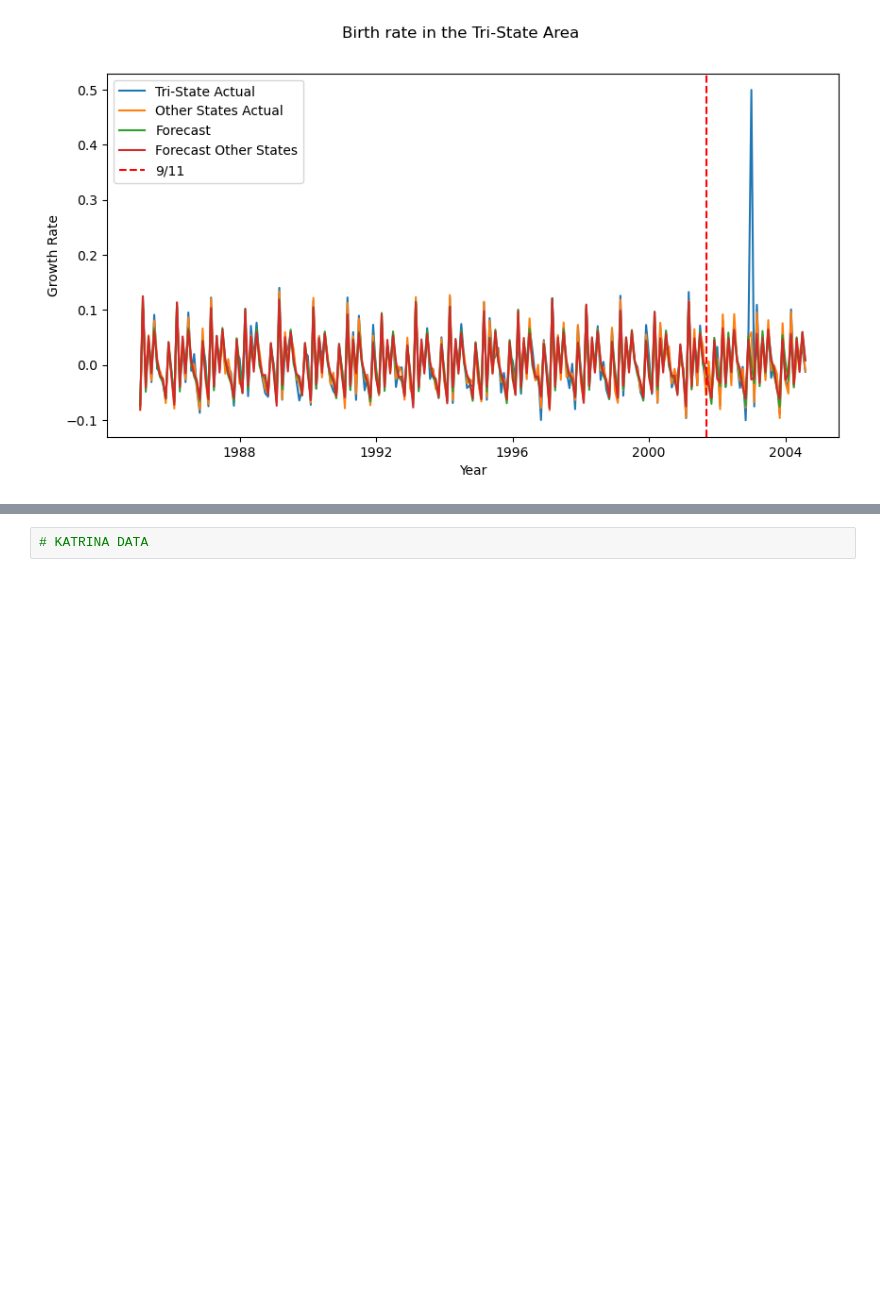
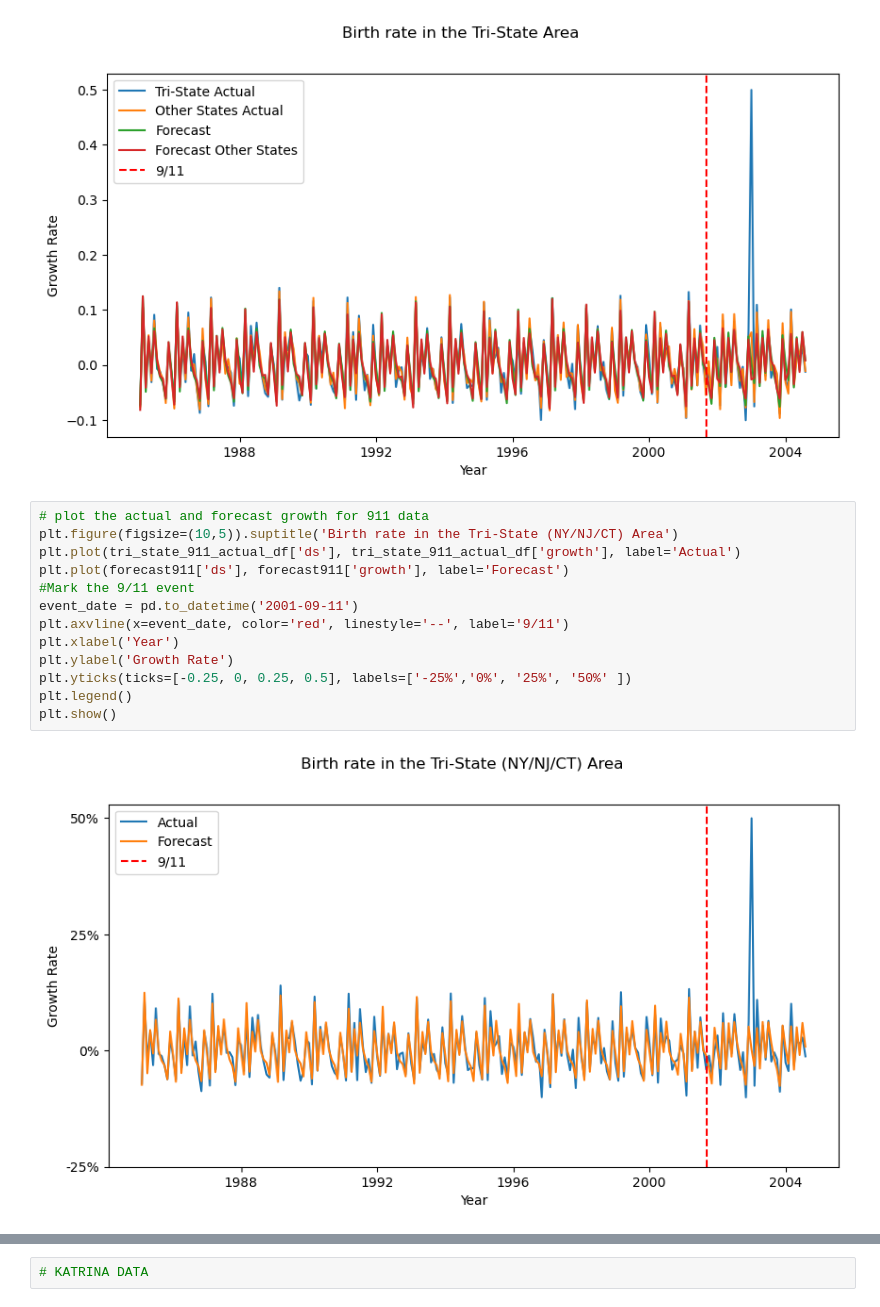
Before and after one commit to Aquamarine278/AI-Bootcamp-Project-1, a Jupyter notebook: birthdata_analysis.ipynb, the cells around one changed output, grey strips where cells are left out. Saved outputs shown, nothing was run; the diff lists cells and outputs as text; blank space fills up the shorter version.

```diff
--- a/birthdata_analysis.ipynb
+++ b/birthdata_analysis.ipynb
@@ -723,3 +723,18 @@ plt.legend()
 plt.show()
 # %% [output]
 [figure]
+# %%
+# plot the actual and forecast growth for 911 data
+plt.figure(figsize=(10,5)).suptitle('Birth rate in the Tri-State (NY/NJ/CT) Area')
+plt.plot(tri_state_911_actual_df['ds'], tri_state_911_actual_df['growth'], label='Actual')
+plt.plot(forecast911['ds'], forecast911['growth'], label='Forecast')
+#Mark the 9/11 event
+event_date = pd.to_datetime('2001-09-11')
+plt.axvline(x=event_date, color='red', linestyle='--', label='9/11')
+plt.xlabel('Year')
+plt.ylabel('Growth Rate')
+plt.yticks(ticks=[-0.25, 0, 0.25, 0.5], labels=['-25%','0%', '25%', '50%' ])
+plt.legend()
+plt.show()
+# %% [output]
+[figure, added]
```
Also changed, not shown: parts of 3 cells of this notebook.
